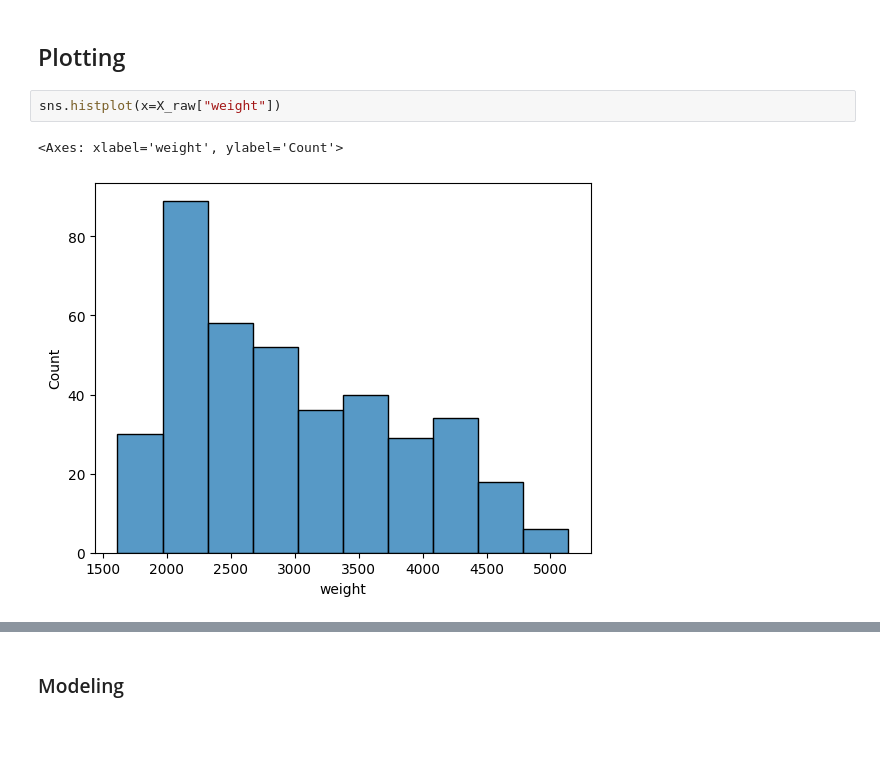
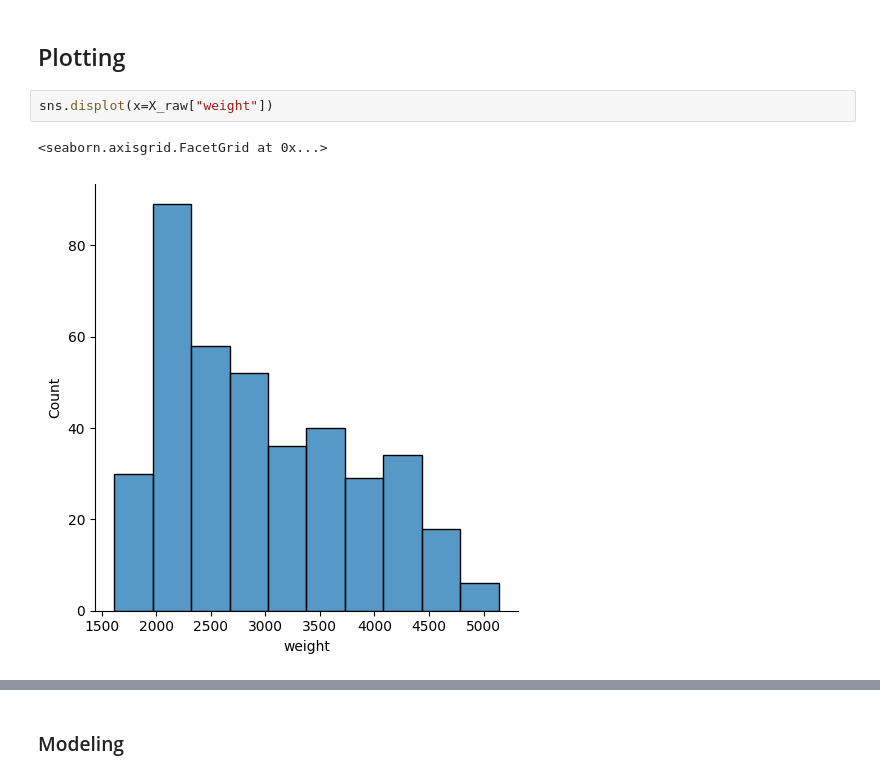
Before and after one commit to karusamuel/regression_diag, a Jupyter notebook: log_transformations.ipynb, the cells around one changed output, grey strips where cells are left out. Saved outputs shown, nothing was run; the diff lists cells and outputs as text; blank space fills up the shorter version.

```diff
--- a/log_transformations.ipynb
+++ b/log_transformations.ipynb
@@ -141,8 +162,8 @@ X_weight_log.drop(columns="weight",inplace=True)
 # %% [markdown]
 ## Plotting
 # %%
-sns.histplot(x=X_raw["weight"])
+sns.displot(x=X_raw["weight"])
 # %% [output]
-<Axes: xlabel='weight', ylabel='Count'>
+<seaborn.axisgrid.FacetGrid at 0x...>
-[figure, old version]
+[figure, new version]
 # %%
```
Also changed, not shown: parts of 7 cells of this notebook, 4 other files.
